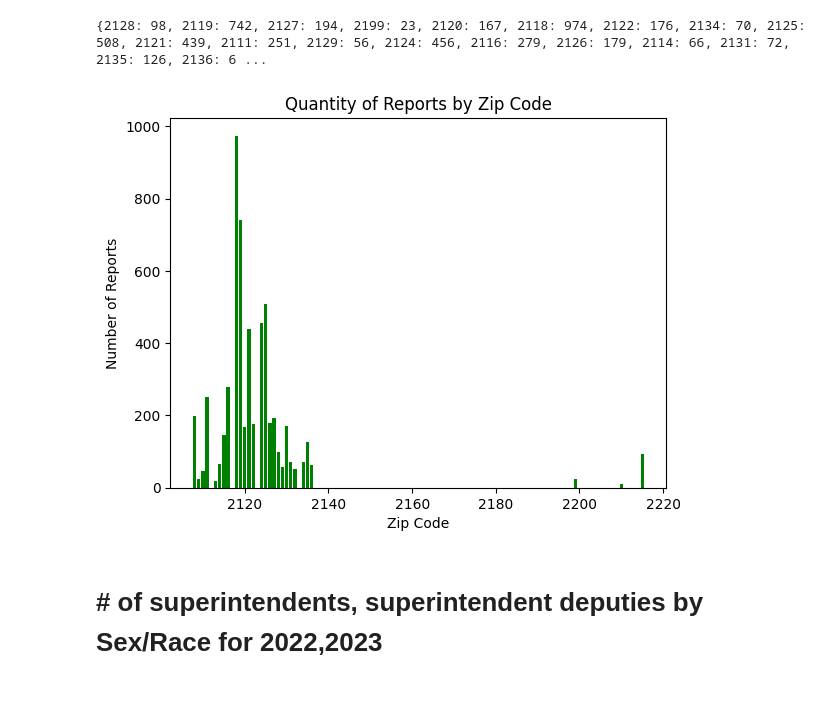
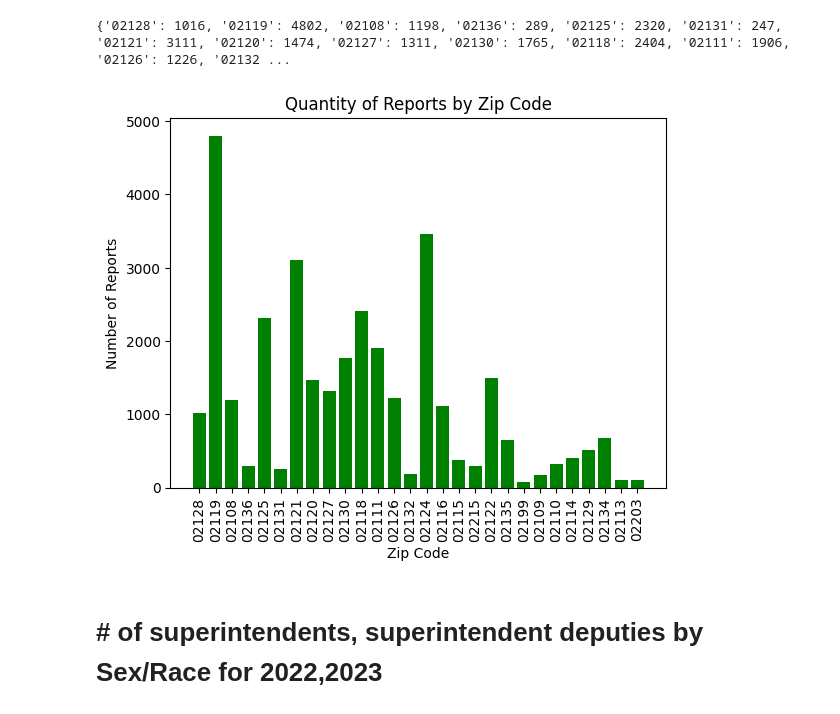
Before and after one commit to BU-Spark/ds-police-overtime, a Jupyter notebook: fa23-team-f/data/FieldContactData.ipynb, the cells around one changed output. Saved outputs shown, nothing was run; the diff lists cells and outputs as text; code cells hidden in the pictures.

```diff
--- a/fa23-team-f/data/FieldContactData.ipynb
+++ b/fa23-team-f/data/FieldContactData.ipynb
@@ -1,39 +1,52 @@
 # %%
 import csv
 import pandas as pd
 import numpy as np
 import matplotlib.pyplot as plt
 
+field2015 = pd.read_csv('fio_2015.csv')
+field2016 = pd.read_csv('fio_2016.csv')
+field2017 = pd.read_csv('fio_2017.csv')
+field2018 = pd.read_csv('fio_2018.csv')
+field2019 = pd.read_csv('fio_2019.csv')
 field2020 = pd.read_csv('fio_2020.csv')
+
+fiolist = [field2015, field2016, field2017, field2018, field2019, field2020]
 
 cols_to_drop = ['fc_num', 'vehicle_year', 'vehicle_state', 'vehicle_color', 'vehicle_model', 'vehicle_style', 'vehicle_type', 'weather']
 
-for col in cols_to_drop:
-    field2020.drop(col, axis=1, inplace=True)
+# for df in fiolist:
+#     for col in cols_to_drop:
+#         df.drop(col, axis=1, inplace=True)
 
 zipcodes = {}
-for code in field2020['zip']:
-    if code in zipcodes:
-        zipcodes[code] += 1
-    else:
-        zipcodes[code] = 1
+for df in fiolist:
+    for code in df['zip']:
+        # assert type(code) == int
+        if type(code) != str or code == None or '-' in code or code == 'nan' or code == '00000':
+            continue
+        if code in zipcodes:
+            zipcodes[code] += 1
+        else:
+            zipcodes[code] = 1
+    topop = []
+    for x in zipcodes:
+        if zipcodes[x] < 10:
+            topop.append(x)
+    for x in topop:
+        zipcodes.pop(x)
+
 print(zipcodes)
-topop = []
-for x in zipcodes:
-    if zipcodes[x] < 10:
-        topop.append(x)
-for x in topop:
-    zipcodes.pop(x)
-
 
 plt.bar(zipcodes.keys(), zipcodes.values(), color='g')
+plt.xticks(rotation=90)
 plt.xlabel('Zip Code')
 plt.ylabel('Number of Reports')
 plt.title('Quantity of Reports by Zip Code')
 plt.show()
 # %% [output]
-{2128: 98, 2119: 742, 2127: 194, 2199: 23, 2120: 167, 2118: 974, 2122: 176, 2134: 70, 2125: 508, 2121: 439, 2111: 251, 2129: 56, 2124: 456, 2116: 279, 2126: 179, 2114: 66, 2131: 72, 2135: 126, 2136: 6 ...
+{'02128': 1016, '02119': 4802, '02108': 1198, '02136': 289, '02125': 2320, '02131': 247, '02121': 3111, '02120': 1474, '02127': 1311, '02130': 1765, '02118': 2404, '02111': 1906, '02126': 1226, '02132 ...
-[figure, old version]
+[figure, new version]
 # %%
 with open('racesex22.csv') as fd:
     reader22=csv.reader(fd)
```
